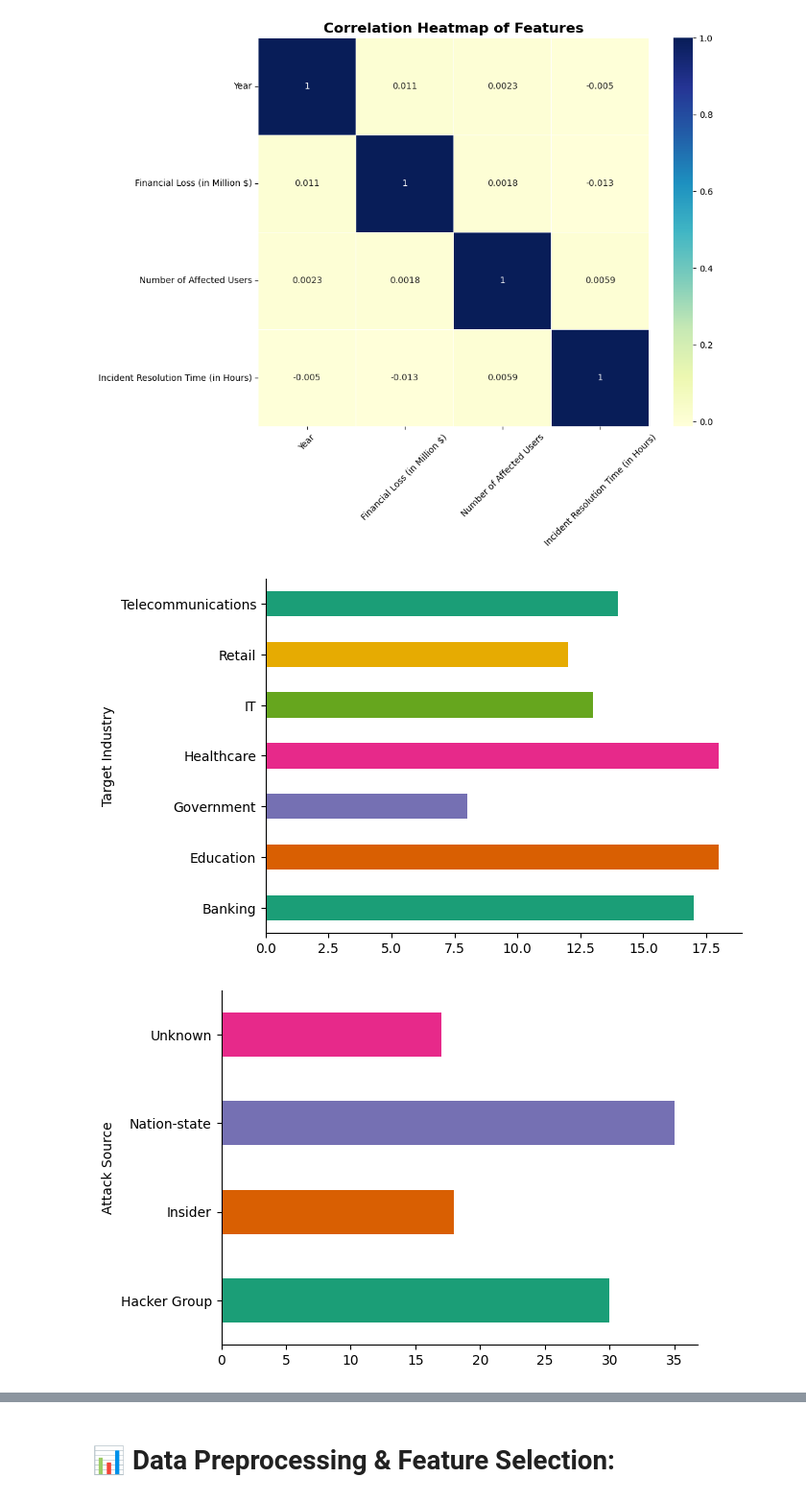
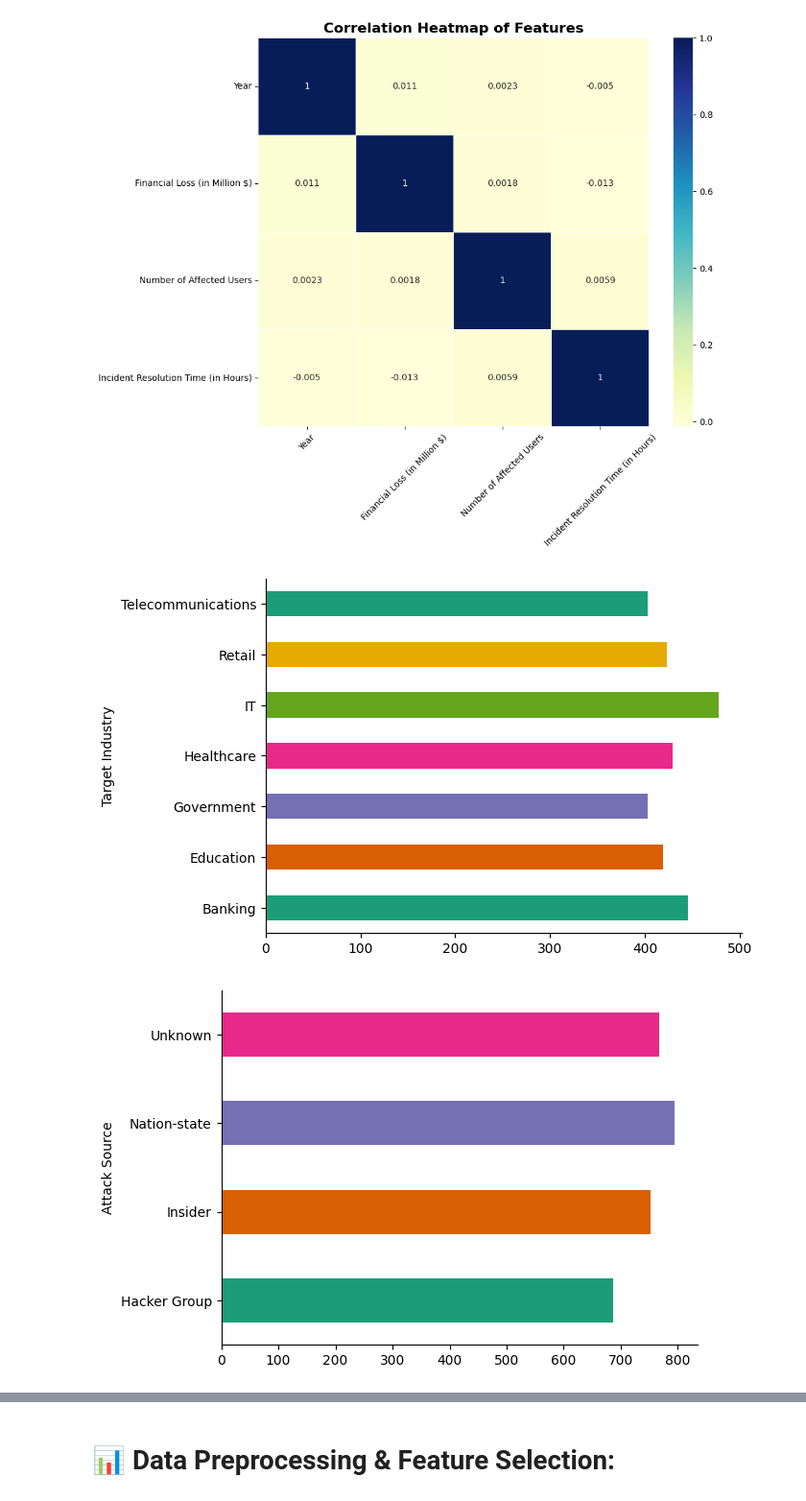
Before and after one commit to Deolinda1506/Linear_regression_model, a Jupyter notebook: summative/linear_regression/multivariate.ipynb, the cells around one changed output, grey strips where cells are left out. Shown at 96% size. Cells and saved outputs as stored; diff of their text form; code cells hidden in the pictures.

```diff
--- a/summative/linear_regression/multivariate.ipynb
+++ b/summative/linear_regression/multivariate.ipynb
@@ -26,5 +26,5 @@ from sklearn.linear_model import SGDRegressor
 Let's start by loading and inspecting the dataset
 # %%
 # 1. Load dataset
-df = pd.read_csv('/content/Global_Cybersecurity_Threats_2015-2024 (1).csv')
+df = pd.read_csv('/content/Global_Cybersecurity_Threats_2015-2024.csv')
 # %%
@@ -99,17 +106,17 @@ plt.show()
 # %%
 from matplotlib import pyplot as plt
 import seaborn as sns
-_df_47.groupby('Target Industry').size().plot(kind='barh', color=sns.palettes.mpl_palette('Dark2'))
+df.groupby('Target Industry').size().plot(kind='barh', color=sns.palettes.mpl_palette('Dark2'))
 plt.gca().spines[['top', 'right',]].set_visible(False)
 # %% [output]
-[figure, old version]
+[figure, new version]
 # %%
 from matplotlib import pyplot as plt
 import seaborn as sns
-_df_48.groupby('Attack Source').size().plot(kind='barh', color=sns.palettes.mpl_palette('Dark2'))
+df.groupby('Attack Source').size().plot(kind='barh', color=sns.palettes.mpl_palette('Dark2'))
 plt.gca().spines[['top', 'right',]].set_visible(False)
 # %% [output]
-[figure, old version]
+[figure, new version]
 # %%
 # Data Visualization: Pairplot for Key Variables
 sns.pairplot(df[['Financial Loss (in Million $)', 'Number of Affected Users', 'Incident Resolution Time (in Hours)']])
```
Also changed, not shown: parts of 2 cells of this notebook.
